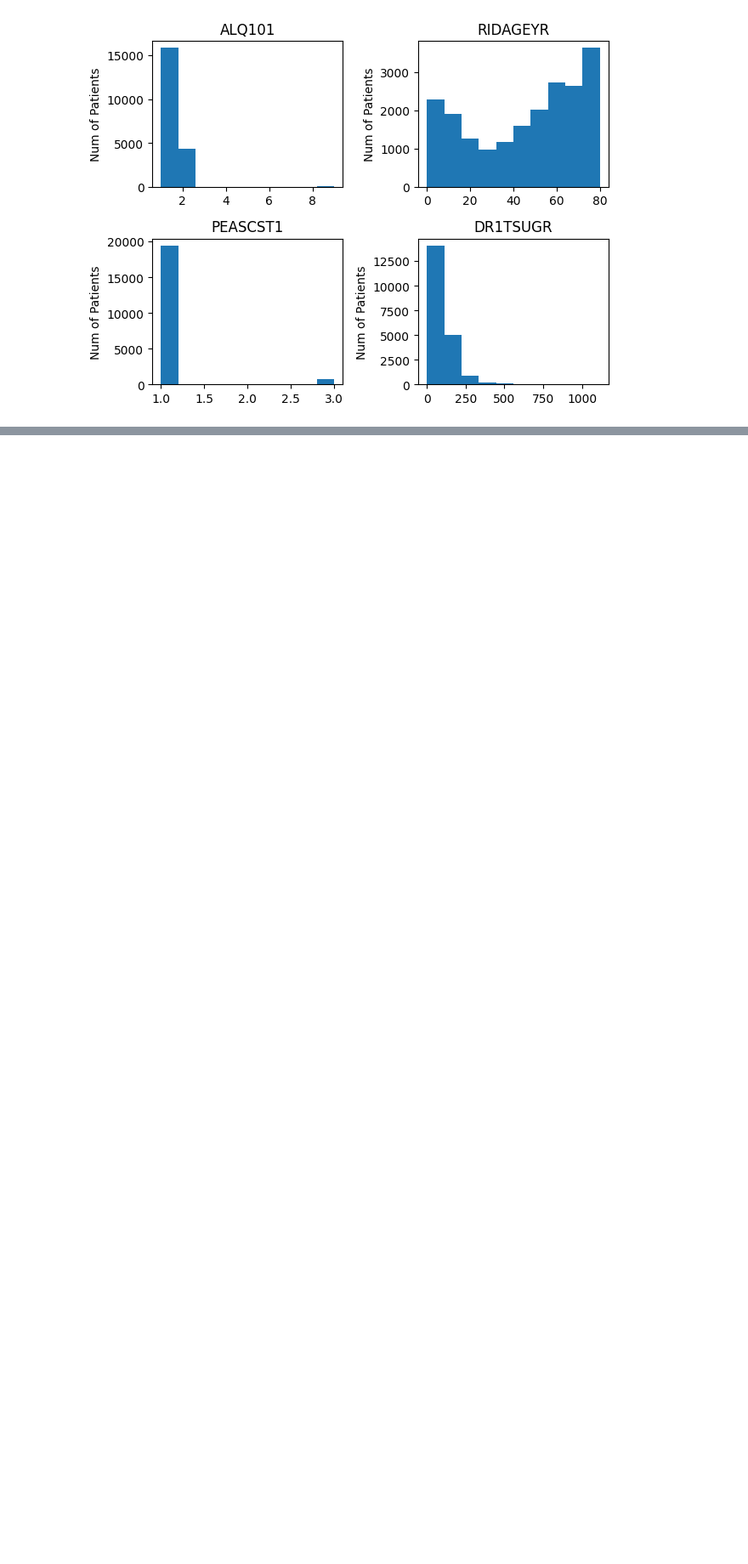
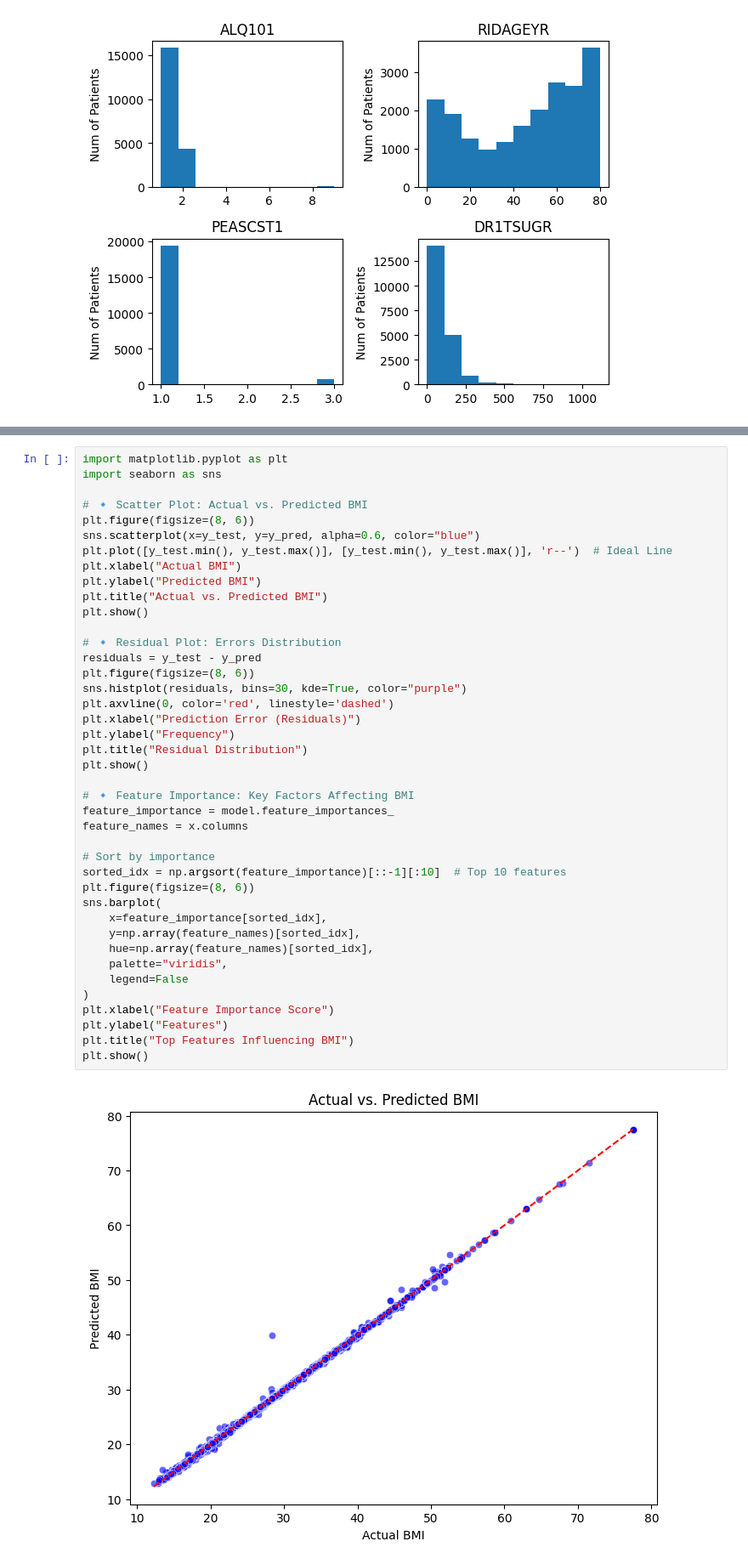
Before and after one commit to MaitriKoyani-Visiobyte/Predictive-Analysis-Project, a Jupyter notebook: predictiveAnalysis.ipynb, the cells around one changed output, grey strips where cells are left out. Shown at 85% size. Cells and saved outputs as stored; diff of their text form; blank space fills up the shorter version.

```diff
--- a/predictiveAnalysis.ipynb
+++ b/predictiveAnalysis.ipynb
@@ -291,0 +396,43 @@ None
+# %%
+import matplotlib.pyplot as plt
+import seaborn as sns
+
+# 🔹 Scatter Plot: Actual vs. Predicted BMI
+plt.figure(figsize=(8, 6))
+sns.scatterplot(x=y_test, y=y_pred, alpha=0.6, color="blue")
+plt.plot([y_test.min(), y_test.max()], [y_test.min(), y_test.max()], 'r--')  # Ideal Line
+plt.xlabel("Actual BMI")
+plt.ylabel("Predicted BMI")
+plt.title("Actual vs. Predicted BMI")
+plt.show()
+
+# 🔹 Residual Plot: Errors Distribution
+residuals = y_test - y_pred
+plt.figure(figsize=(8, 6))
+sns.histplot(residuals, bins=30, kde=True, color="purple")
+plt.axvline(0, color='red', linestyle='dashed')
+plt.xlabel("Prediction Error (Residuals)")
+plt.ylabel("Frequency")
+plt.title("Residual Distribution")
+plt.show()
+
+# 🔹 Feature Importance: Key Factors Affecting BMI
+feature_importance = model.feature_importances_
+feature_names = x.columns
+
+# Sort by importance
+sorted_idx = np.argsort(feature_importance)[::-1][:10]  # Top 10 features
+plt.figure(figsize=(8, 6))
+sns.barplot(
+    x=feature_importance[sorted_idx],
+    y=np.array(feature_names)[sorted_idx],
+    hue=np.array(feature_names)[sorted_idx],
+    palette="viridis",
+    legend=False
+)
+plt.xlabel("Feature Importance Score")
+plt.ylabel("Features")
+plt.title("Top Features Influencing BMI")
+plt.show()
+# %% [output]
+[figure, added]
```
Also changed, not shown: parts of 13 cells of this notebook.
